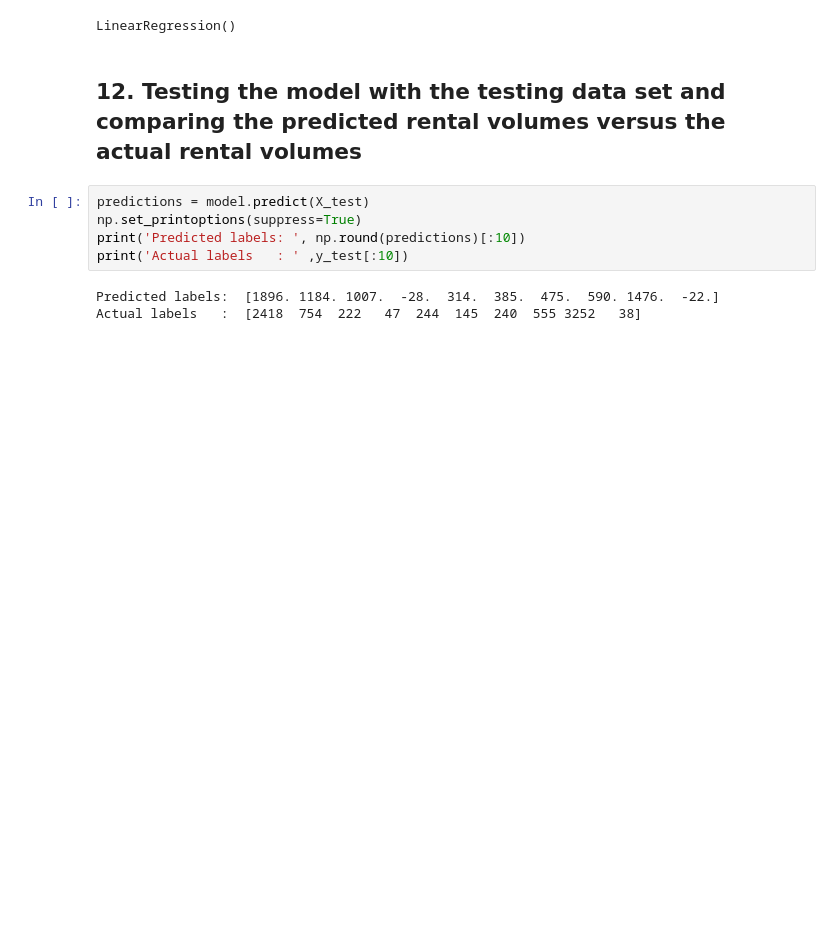
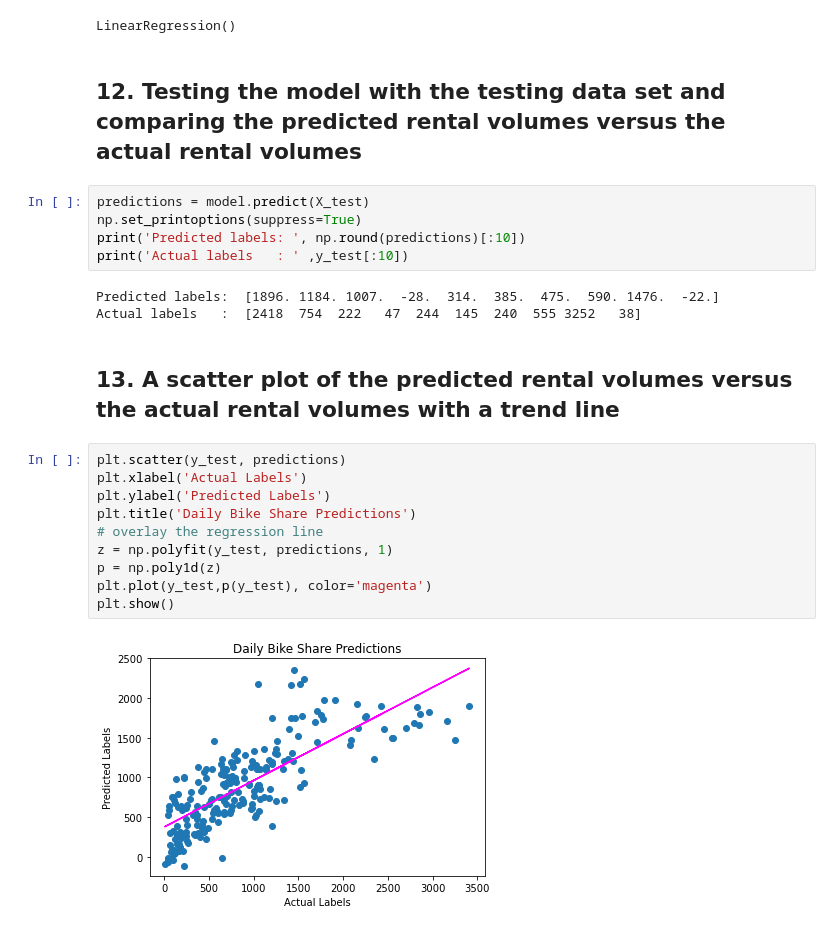
Before and after one commit to guypwhunt/regression_machine_learning, a Jupyter notebook: regression.ipynb, the cells around one changed output. Cells and saved outputs as stored; diff of their text form; blank space fills up the shorter version.

Commit message:
regression updates

```diff
--- a/regression.ipynb
+++ b/regression.ipynb
@@ -229,3 +236,17 @@ print('Actual labels   : ' ,y_test[:10])
 # %% [output]
 Predicted labels:  [1896. 1184. 1007.  -28.  314.  385.  475.  590. 1476.  -22.]
 Actual labels   :  [2418  754  222   47  244  145  240  555 3252   38]
+# %% [markdown]
+## 13. A scatter plot of the predicted rental volumes versus the actual rental volumes with a trend line
+# %%
+plt.scatter(y_test, predictions)
+plt.xlabel('Actual Labels')
+plt.ylabel('Predicted Labels')
+plt.title('Daily Bike Share Predictions')
+# overlay the regression line
+z = np.polyfit(y_test, predictions, 1)
+p = np.poly1d(z)
+plt.plot(y_test,p(y_test), color='magenta')
+plt.show()
+# %% [output]
+[figure, added]
```
Also changed, not shown: parts of 15 cells of this notebook, 2 other files.
